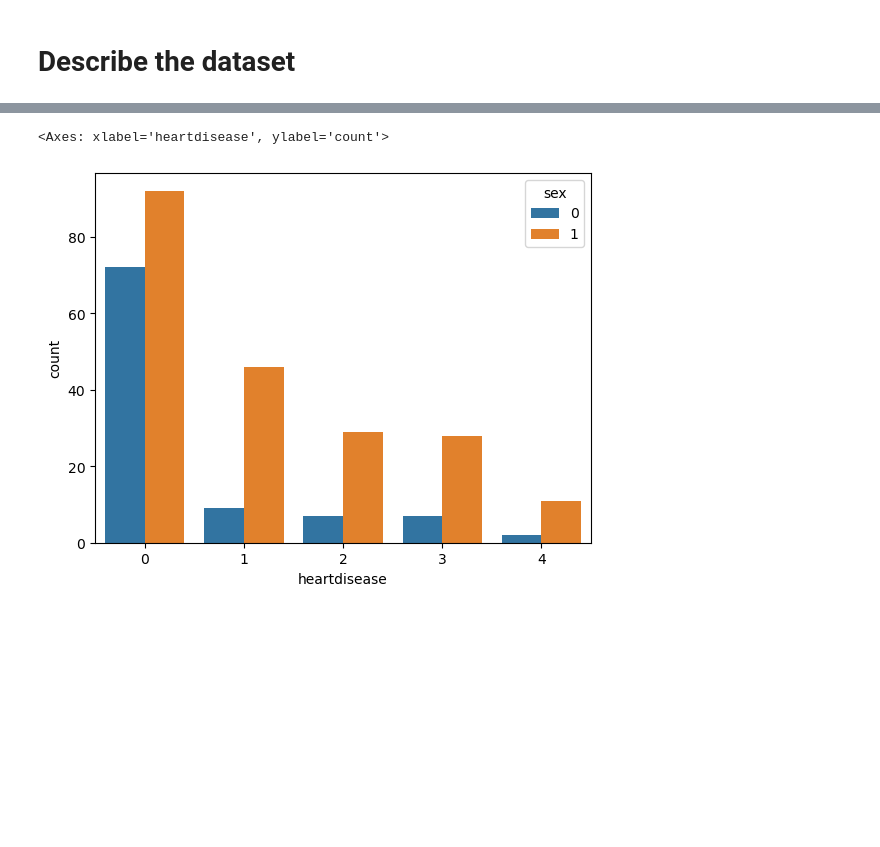
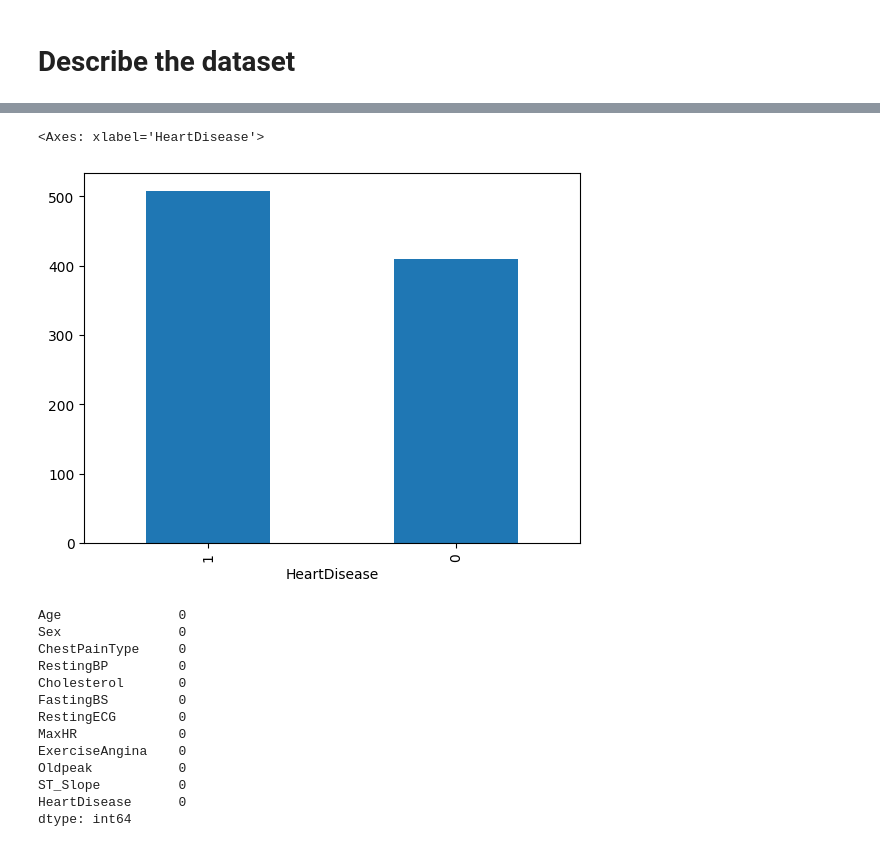
Before and after one commit to rajeshgowda116/Machine-Learning, a Jupyter notebook: projects/Heart/heart.ipynb, the cells around one changed output, grey strips where cells are left out. Cells and saved outputs as stored; diff of their text form; code cells hidden in the pictures; blank space fills up the shorter version.

```diff
--- a/projects/Heart/heart.ipynb
+++ b/projects/Heart/heart.ipynb
@@ -86,8 +96,21 @@ heart.describe()
 # %%
-import matplotlib.pyplot as plt
-import seaborn as sns
+df['HeartDisease'].value_counts().plot(kind="bar")
+# %% [output]
+<Axes: xlabel='HeartDisease'>
+[figure, added]
 # %%
-sns.countplot(x="heartdisease", data=heart,hue='sex')
+df.isnull().sum()
 # %% [output]
-<Axes: xlabel='heartdisease', ylabel='count'>
+Age               0
+Sex               0
+ChestPainType     0
+RestingBP         0
+Cholesterol       0
+FastingBS         0
+RestingECG        0
+MaxHR             0
+ExerciseAngina    0
+Oldpeak           0
+ST_Slope          0
+HeartDisease      0
+dtype: int64
-[figure, removed]
```
Also changed, not shown: parts of 10 cells of this notebook, 2 other files.
